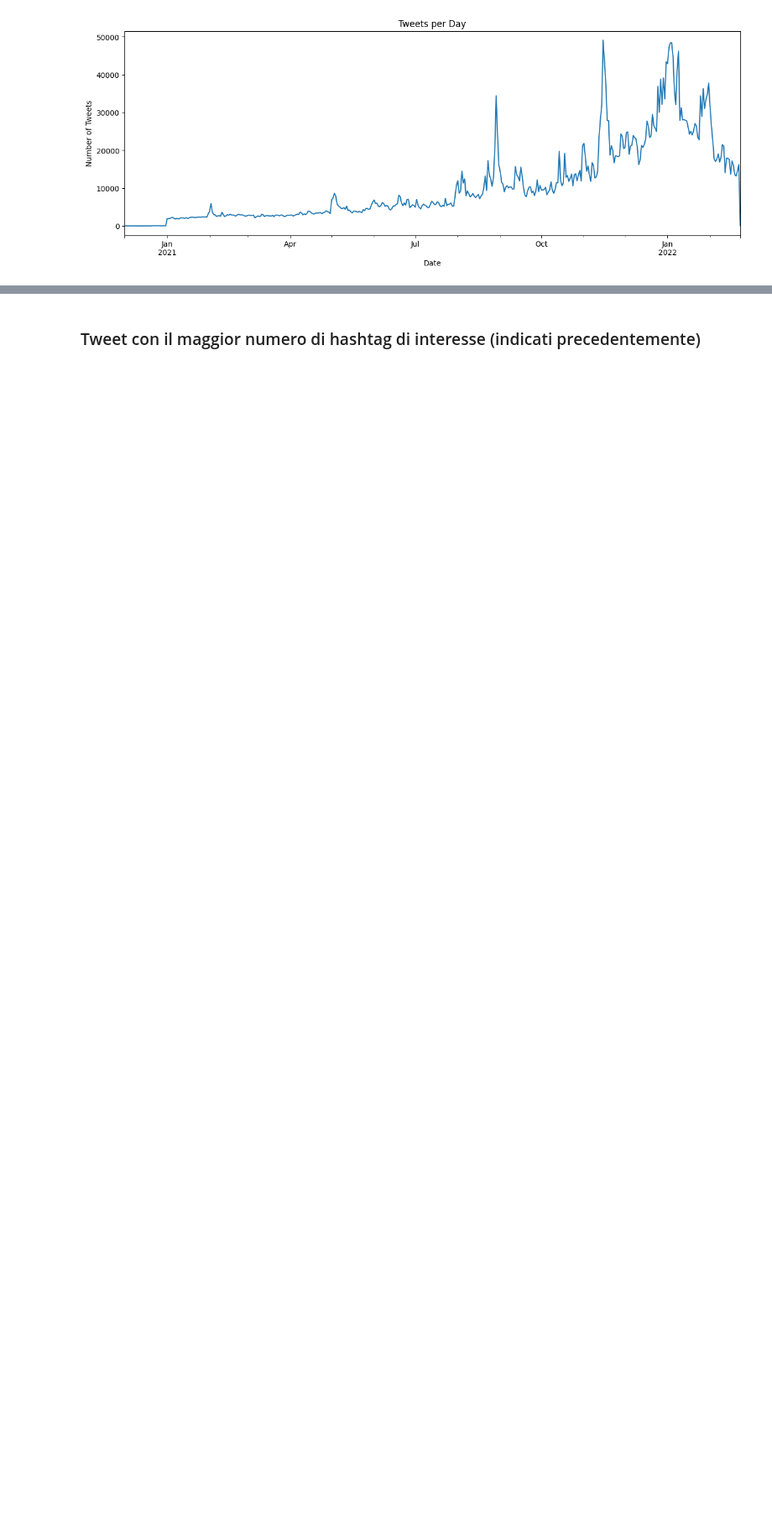
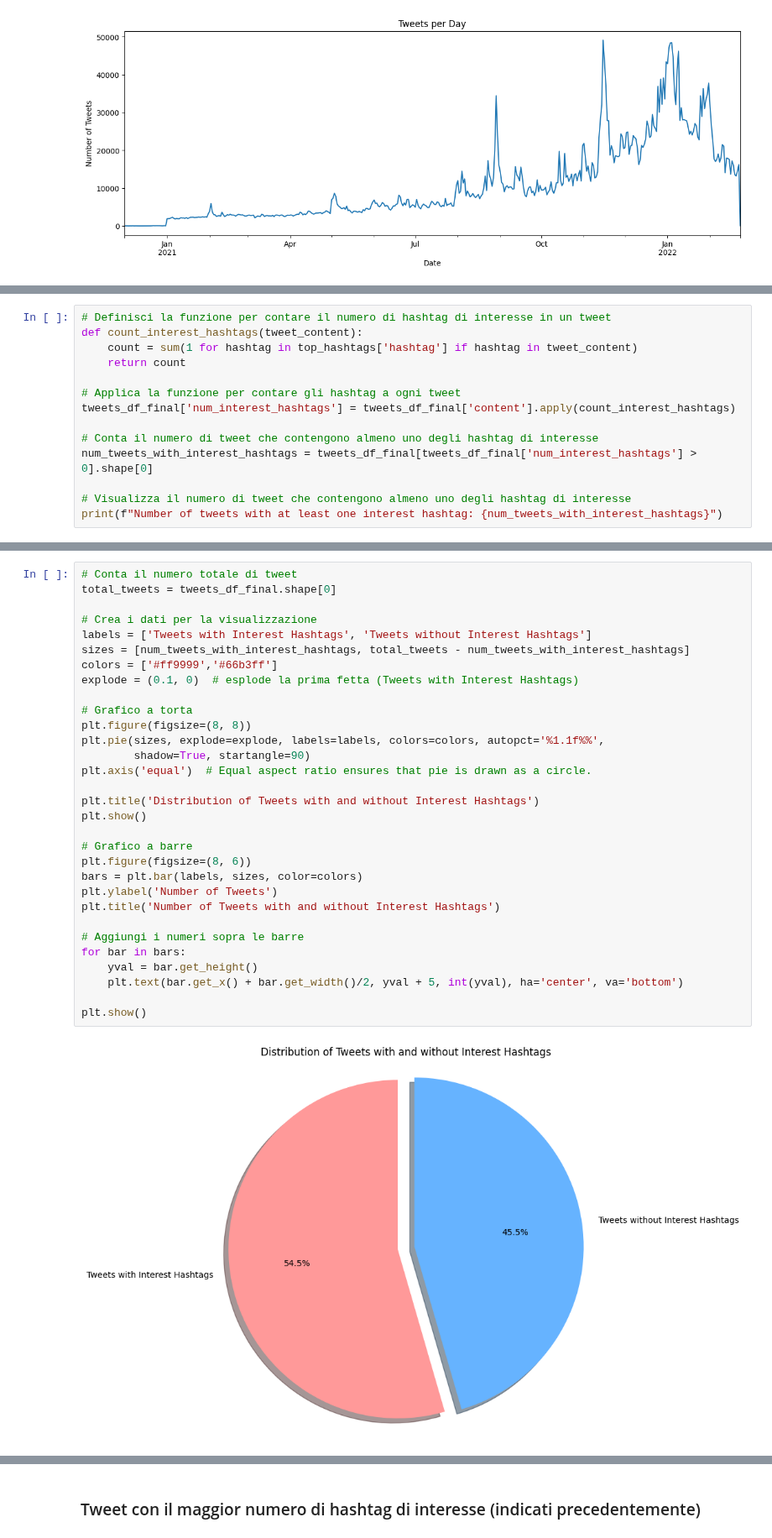
Before and after one commit to riccardospini98/Blockchain, a Jupyter notebook: tweet_SA.ipynb, the cells around one changed output, grey strips where cells are left out. Shown at 84% size. Cells and saved outputs as stored; diff of their text form; blank space fills up the shorter version.

Commit message:
tweet con hashtags di interesse e non

```diff
--- a/tweet_SA.ipynb
+++ b/tweet_SA.ipynb
@@ -418,0 +423,14 @@ plt.show()
+# %%
+# Definisci la funzione per contare il numero di hashtag di interesse in un tweet
+def count_interest_hashtags(tweet_content):
+    count = sum(1 for hashtag in top_hashtags['hashtag'] if hashtag in tweet_content)
+    return count
+
+# Applica la funzione per contare gli hashtag a ogni tweet
+tweets_df_final['num_interest_hashtags'] = tweets_df_final['content'].apply(count_interest_hashtags)
+
+# Conta il numero di tweet che contengono almeno uno degli hashtag di interesse
+num_tweets_with_interest_hashtags = tweets_df_final[tweets_df_final['num_interest_hashtags'] > 0].shape[0]
+
+# Visualizza il numero di tweet che contengono almeno uno degli hashtag di interesse
+print(f"Number of tweets with at least one interest hashtag: {num_tweets_with_interest_hashtags}")
@@ -418,0 +442,33 @@ plt.show()
+# %%
+# Conta il numero totale di tweet
+total_tweets = tweets_df_final.shape[0]
+
+# Crea i dati per la visualizzazione
+labels = ['Tweets with Interest Hashtags', 'Tweets without Interest Hashtags']
+sizes = [num_tweets_with_interest_hashtags, total_tweets - num_tweets_with_interest_hashtags]
+colors = ['#ff9999','#66b3ff']
+explode = (0.1, 0)  # esplode la prima fetta (Tweets with Interest Hashtags)
+
+# Grafico a torta
+plt.figure(figsize=(8, 8))
+plt.pie(sizes, explode=explode, labels=labels, colors=colors, autopct='%1.1f%%',
+        shadow=True, startangle=90)
+plt.axis('equal')  # Equal aspect ratio ensures that pie is drawn as a circle.
+
+plt.title('Distribution of Tweets with and without Interest Hashtags')
+plt.show()
+
+# Grafico a barre
+plt.figure(figsize=(8, 6))
+bars = plt.bar(labels, sizes, color=colors)
+plt.ylabel('Number of Tweets')
+plt.title('Number of Tweets with and without Interest Hashtags')
+
+# Aggiungi i numeri sopra le barre
+for bar in bars:
+    yval = bar.get_height()
+    plt.text(bar.get_x() + bar.get_width()/2, yval + 5, int(yval), ha='center', va='bottom')
+
+plt.show()
+# %% [output]
+[figure, added]
```
Also changed, not shown: parts of 7 cells of this notebook.
